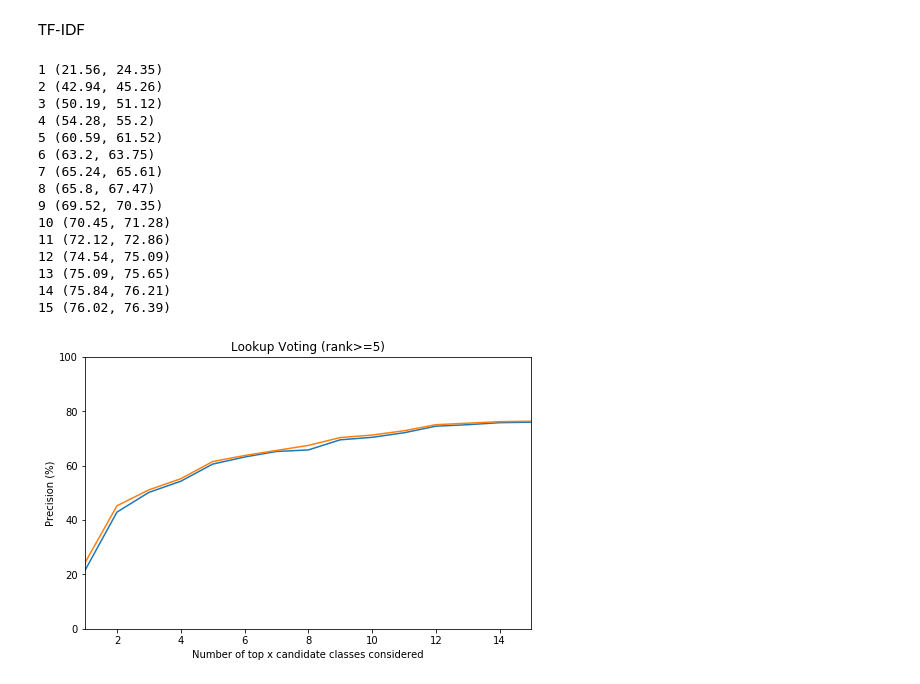
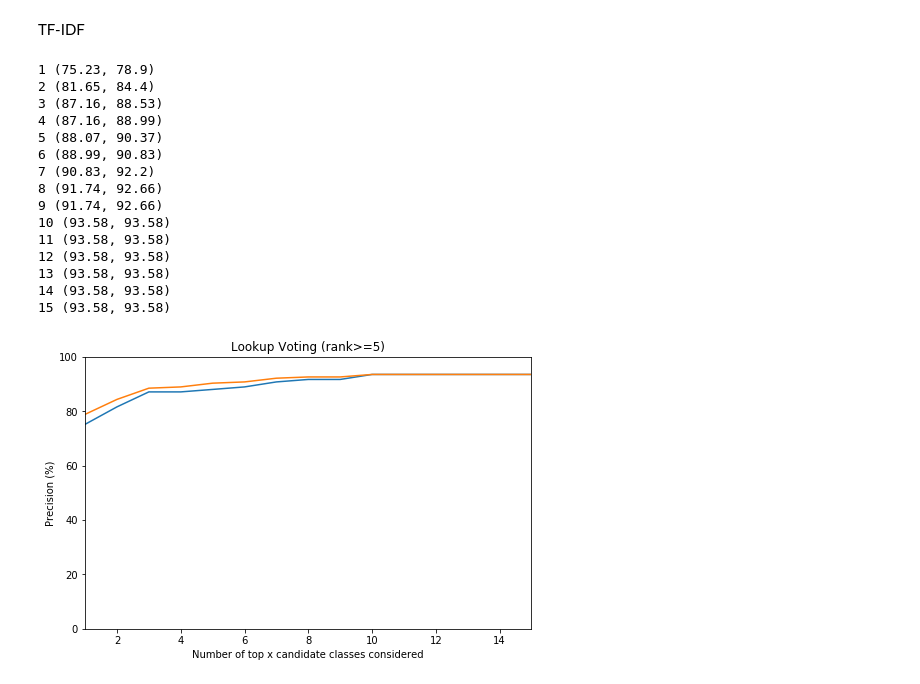
Before and after one commit to zdetor54/nov-city-ms-project, a Jupyter notebook: app/predict-based-on-lookup_v2.ipynb, the cells around one changed output. Drawn from its saved outputs; the diff is of its cells as text; code cells hidden in the pictures.

```diff
--- a/app/predict-based-on-lookup_v2.ipynb
+++ b/app/predict-based-on-lookup_v2.ipynb
@@ -136,3 +134,15 @@ for filename in dict_col_candidate_classes:
+# %%
+from tqdm import tqdm
+
+for filename in tqdm(dict_cand):
+    for col in dict_cand[filename]:
+        dict_cand[filename][col]['class_with_hr'] = list([])
+        for cls in dict_cand[filename][col]['class_without_hr']:
+            if len([value for value in get_dbo_subclass(cls) if value in dict_cand[filename][col]['class_without_hr']]) == 0:
+                dict_cand[filename][col]['class_with_hr'].append(cls)
+
+with open(('output/dict_cand-%s.json' % time.strftime("%Y%m%d-%H%M%S")), 'w') as fp:
+        json.dump(dict_cand, fp)
 # %%
 import pandas as pd
 
@@ -169,4 +179,4 @@ def lookup_vote_rank_weighted(dict_col_candidate_classes,rank_threshold=1, weigh
 On top of having a list of all candidate classes that appear in a column, the next step is to remove classes that are higher up in the list if at least one of their subclasses also appears in the list.
 This approach seems to improve the precision (i.e. the top classes are more relevant) but decrease the recall
 # %%
-dict_candidate = lookup_vote_rank_weighted(dict_col_candidate_classes,5,False)
+dict_candidate = lookup_vote_rank_weighted(dict_col_candidate_classes,1,False)
@@ -506,40 +494,40 @@ def lookup_vote_tfidf(dict_col_candidate_classes,threshold=1):
 #         json.dump(dict_candidate_with_tfidf, fp)
 # %%
 results = []
-dict_candidate_with_tfidf = lookup_vote_tfidf(dict_col_candidate_classes,5)
+dict_candidate_with_tfidf = lookup_vote_tfidf(dict_col_candidate_classes,1)
 
-# the we increase the size of top list one element at a time until we reac the cap...
+# then we increase the size of top list one element at a time until we reac the cap...
 for i in range(1,16):
     (x,y) = (i, lookup_assessment_considering_hr(dict_candidate_with_tfidf, i))
     print(x,y)
     results.append((x,y))
 
 #... and plot the results
 fig, ax = plt.subplots(figsize=(8,5))
 ax.plot([x[0] for x in results],[x[1] for x in results])
 plt.ylabel("Precision (%)")
 plt.xlabel("Number of top x candidate classes considered")
 plt.title("Lookup Voting (rank>=5)")
 plt.axis(ymin=0, ymax=100, xmin=1, xmax=15)
 
 plt.show()
 # %% [output]
-1 (21.56, 24.35)
-2 (42.94, 45.26)
-3 (50.19, 51.12)
-4 (54.28, 55.2)
-5 (60.59, 61.52)
-6 (63.2, 63.75)
-7 (65.24, 65.61)
-8 (65.8, 67.47)
-9 (69.52, 70.35)
-10 (70.45, 71.28)
-11 (72.12, 72.86)
-12 (74.54, 75.09)
-13 (75.09, 75.65)
-14 (75.84, 76.21)
-15 (76.02, 76.39)
+1 (75.23, 78.9)
+2 (81.65, 84.4)
+3 (87.16, 88.53)
+4 (87.16, 88.99)
+5 (88.07, 90.37)
+6 (88.99, 90.83)
+7 (90.83, 92.2)
+8 (91.74, 92.66)
+9 (91.74, 92.66)
+10 (93.58, 93.58)
+11 (93.58, 93.58)
+12 (93.58, 93.58)
+13 (93.58, 93.58)
+14 (93.58, 93.58)
+15 (93.58, 93.58)
-[figure, old version]
+[figure, new version]
 # %%
 for i in results:
     print(f"{i[0]}:{i[1][0]} ({i[1][1]})")
```
Also changed, not shown: parts of 13 cells of this notebook, 5 other files.
